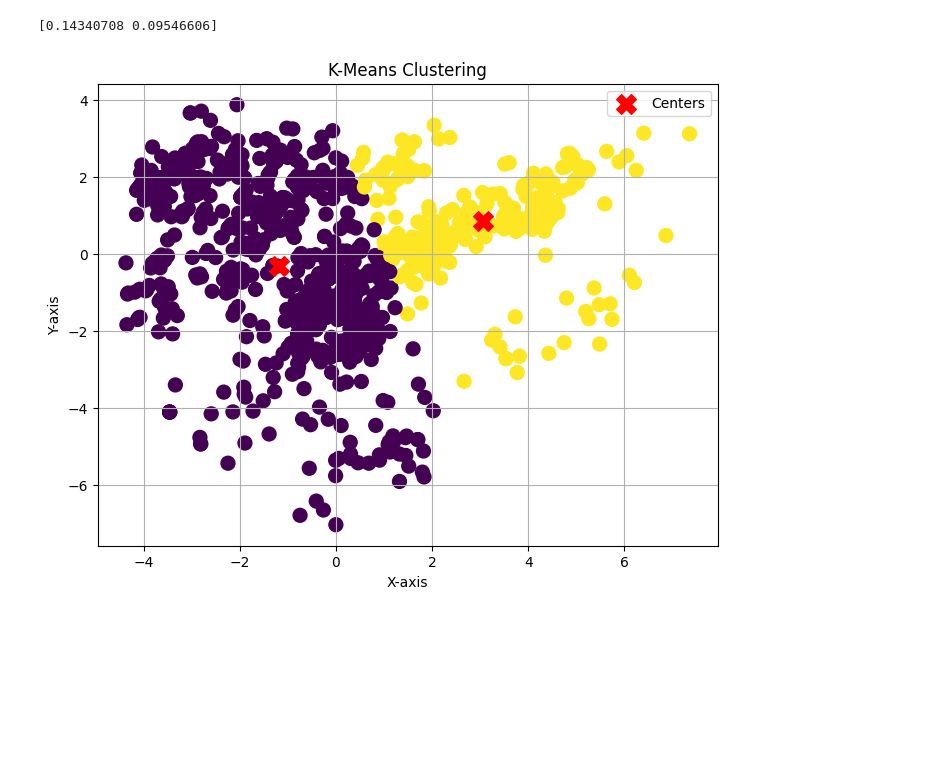
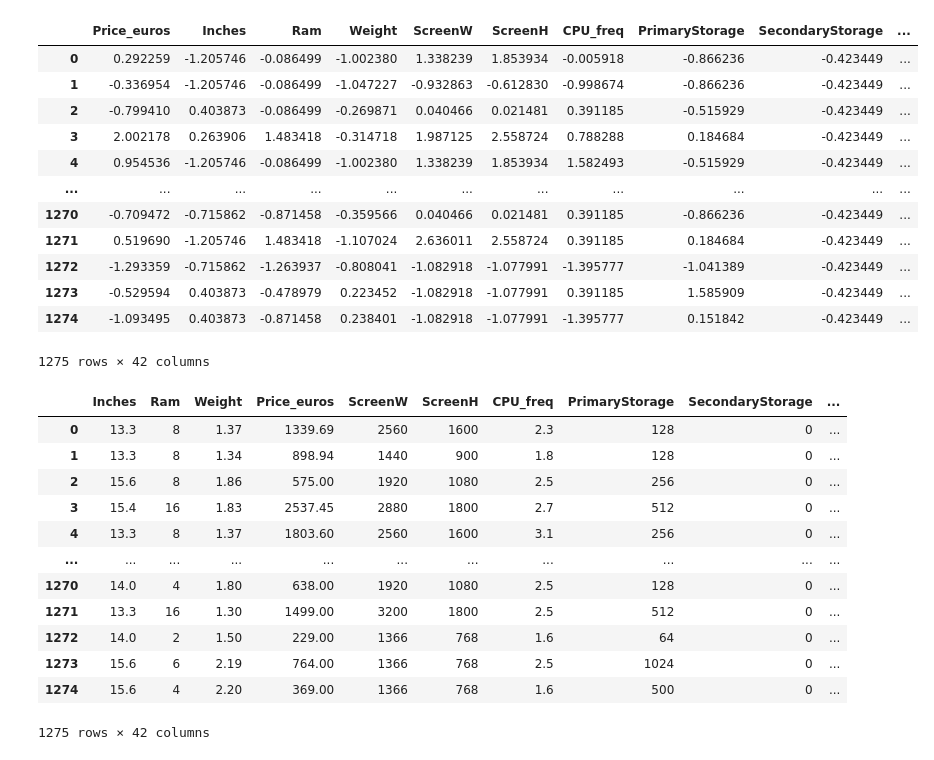
Before and after one commit to PreciousGemstone/CSSI-97-Project-insert_team_name-, a Jupyter notebook: Project_Clustering.ipynb, the cells around one changed output. Saved outputs shown, nothing was run; the diff lists cells and outputs as text; code cells hidden in the pictures; blank space fills up the shorter version.

```diff
--- a/Project_Clustering.ipynb
+++ b/Project_Clustering.ipynb
@@ -22,49 +25,3 @@ def three_metrics(y_test, y_pred):
   print("Mean Squared Error: " + str(mse))
   print("Mean Absolute Error: " + str(mae))
   print("r2 score: " + str(r2))
-# %%
-data = 'https://raw.githubusercontent.com/PreciousGemstone/CSSI-97-Project-insert_team_name-/refs/heads/main/laptop_prices.csv'
-laptop = pd.read_csv(data)
-
-X_train_data = 'https://raw.githubusercontent.com/PreciousGemstone/CSSI-97-Project-insert_team_name-/refs/heads/main/X_train.csv'
-X_train = pd.read_csv(X_train_data)
-
-X_test_data = 'https://raw.githubusercontent.com/PreciousGemstone/CSSI-97-Project-insert_team_name-/refs/heads/main/X_test.csv'
-X_test = pd.read_csv(X_test_data)
-
-y_train_data = 'https://raw.githubusercontent.com/PreciousGemstone/CSSI-97-Project-insert_team_name-/refs/heads/main/y_train.csv'
-y_train = pd.read_csv(y_train_data)
-
-y_test_data = 'https://raw.githubusercontent.com/PreciousGemstone/CSSI-97-Project-insert_team_name-/refs/heads/main/y_test.csv'
-y_test = pd.read_csv(y_test_data)
-# %%
-from sklearn.decomposition import PCA
-from sklearn.preprocessing import StandardScaler
-import pandas as pd
-
-scaler = StandardScaler()
-X_scaled = scaler.fit_transform(X_train)
-
-pca = PCA(n_components=2)
-X_pca = pca.fit_transform(X_scaled)
-
-print(pca.explained_variance_ratio_)
-# %% [output]
-[0.14340708 0.09546606]
-# %%
-from sklearn.cluster import KMeans
-import matplotlib.pyplot as plt
-kmeans = KMeans(n_clusters=2, random_state=0).fit(X_pca)
-labels = kmeans.labels_
-centers = kmeans.cluster_centers_
-plt.figure(figsize=(8, 6))
-plt.scatter(X_pca[:, 0], X_pca[:, 1], c=labels, cmap='viridis', s=100)
-plt.scatter(centers[:, 0], centers[:, 1], c='red', marker='X', s=200, label='Centers')
-plt.title("K-Means Clustering")
-plt.xlabel("X-axis")
-plt.ylabel("Y-axis")
-plt.legend()
-plt.grid(True)
-plt.show()
-# %% [output]
-[figure, removed]
@@ -70,0 +138,32 @@ plt.show()
+# %%
+display(improved_laptop_wprice)
+# %% [output]
+|  | Price_euros | Inches | Ram | Weight | ScreenW | ScreenH | CPU_freq | PrimaryStorage | SecondaryStorage | ... |
+| 0 | 0.292259 | -1.205746 | -0.086499 | -1.002380 | 1.338239 | 1.853934 | -0.005918 | -0.866236 | -0.423449 | ... |
+| 1 | -0.336954 | -1.205746 | -0.086499 | -1.047227 | -0.932863 | -0.612830 | -0.998674 | -0.866236 | -0.423449 | ... |
+| 2 | -0.799410 | 0.403873 | -0.086499 | -0.269871 | 0.040466 | 0.021481 | 0.391185 | -0.515929 | -0.423449 | ... |
+| 3 | 2.002178 | 0.263906 | 1.483418 | -0.314718 | 1.987125 | 2.558724 | 0.788288 | 0.184684 | -0.423449 | ... |
+| 4 | 0.954536 | -1.205746 | -0.086499 | -1.002380 | 1.338239 | 1.853934 | 1.582493 | -0.515929 | -0.423449 | ... |
+| ... | ... | ... | ... | ... | ... | ... | ... | ... | ... | ... |
+| 1270 | -0.709472 | -0.715862 | -0.871458 | -0.359566 | 0.040466 | 0.021481 | 0.391185 | -0.866236 | -0.423449 | ... |
+| 1271 | 0.519690 | -1.205746 | 1.483418 | -1.107024 | 2.636011 | 2.558724 | 0.391185 | 0.184684 | -0.423449 | ... |
+| 1272 | -1.293359 | -0.715862 | -1.263937 | -0.808041 | -1.082918 | -1.077991 | -1.395777 | -1.041389 | -0.423449 | ... |
+| 1273 | -0.529594 | 0.403873 | -0.478979 | 0.223452 | -1.082918 | -1.077991 | 0.391185 | 1.585909 | -0.423449 | ... |
+| 1274 | -1.093495 | 0.403873 | -0.871458 | 0.238401 | -1.082918 | -1.077991 | -1.395777 | 0.151842 | -0.423449 | ... |
+1275 rows × 42 columns
+# %%
+display(improved_laptop_noscale)
+# %% [output]
+|  | Inches | Ram | Weight | Price_euros | ScreenW | ScreenH | CPU_freq | PrimaryStorage | SecondaryStorage | ... |
+| 0 | 13.3 | 8 | 1.37 | 1339.69 | 2560 | 1600 | 2.3 | 128 | 0 | ... |
+| 1 | 13.3 | 8 | 1.34 | 898.94 | 1440 | 900 | 1.8 | 128 | 0 | ... |
+| 2 | 15.6 | 8 | 1.86 | 575.00 | 1920 | 1080 | 2.5 | 256 | 0 | ... |
+| 3 | 15.4 | 16 | 1.83 | 2537.45 | 2880 | 1800 | 2.7 | 512 | 0 | ... |
+| 4 | 13.3 | 8 | 1.37 | 1803.60 | 2560 | 1600 | 3.1 | 256 | 0 | ... |
+| ... | ... | ... | ... | ... | ... | ... | ... | ... | ... | ... |
+| 1270 | 14.0 | 4 | 1.80 | 638.00 | 1920 | 1080 | 2.5 | 128 | 0 | ... |
+| 1271 | 13.3 | 16 | 1.30 | 1499.00 | 3200 | 1800 | 2.5 | 512 | 0 | ... |
+| 1272 | 14.0 | 2 | 1.50 | 229.00 | 1366 | 768 | 1.6 | 64 | 0 | ... |
+| 1273 | 15.6 | 6 | 2.19 | 764.00 | 1366 | 768 | 2.5 | 1024 | 0 | ... |
+| 1274 | 15.6 | 4 | 2.20 | 369.00 | 1366 | 768 | 1.6 | 500 | 0 | ... |
+1275 rows × 42 columns
```
Also changed, not shown: parts of 6 cells of this notebook.
